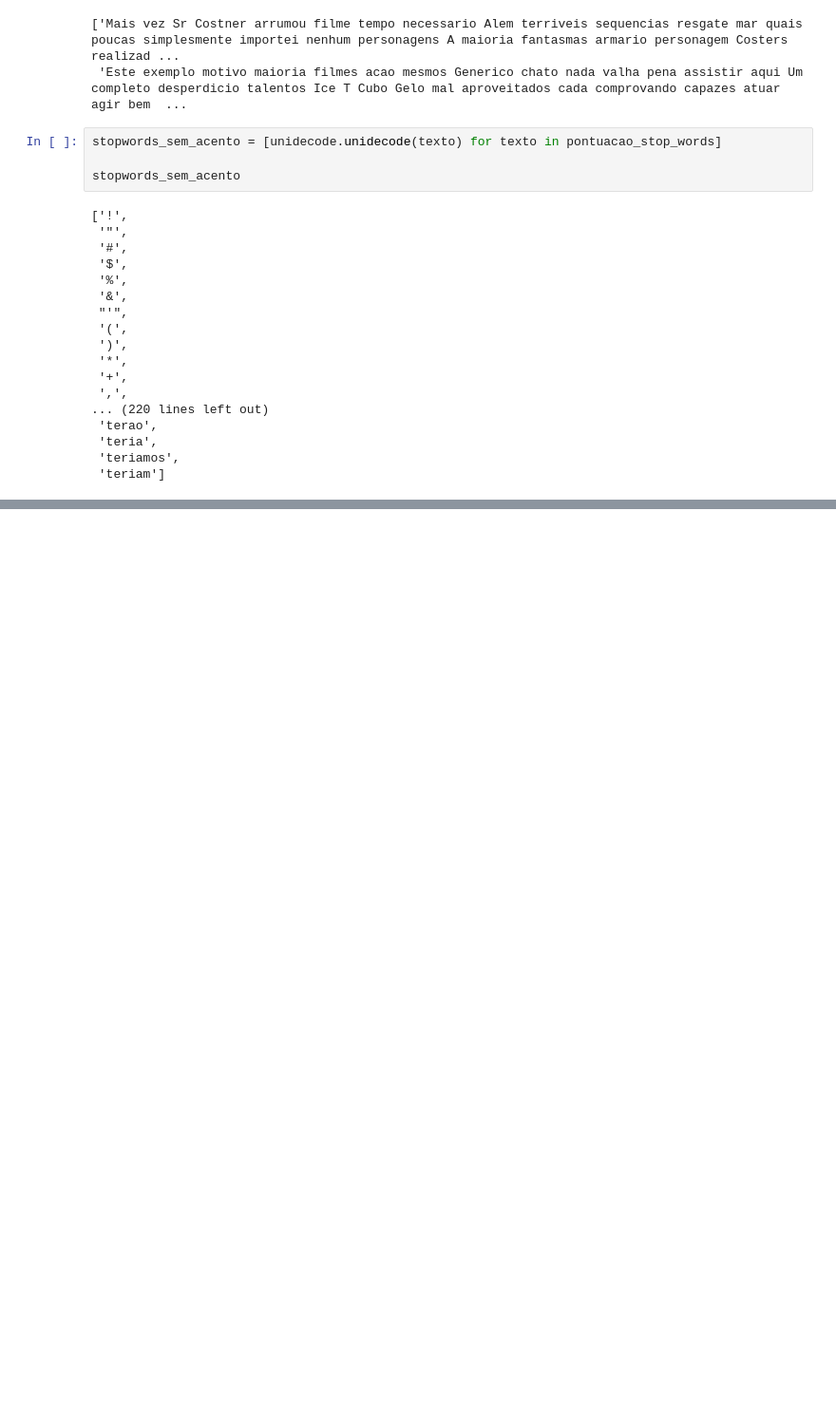
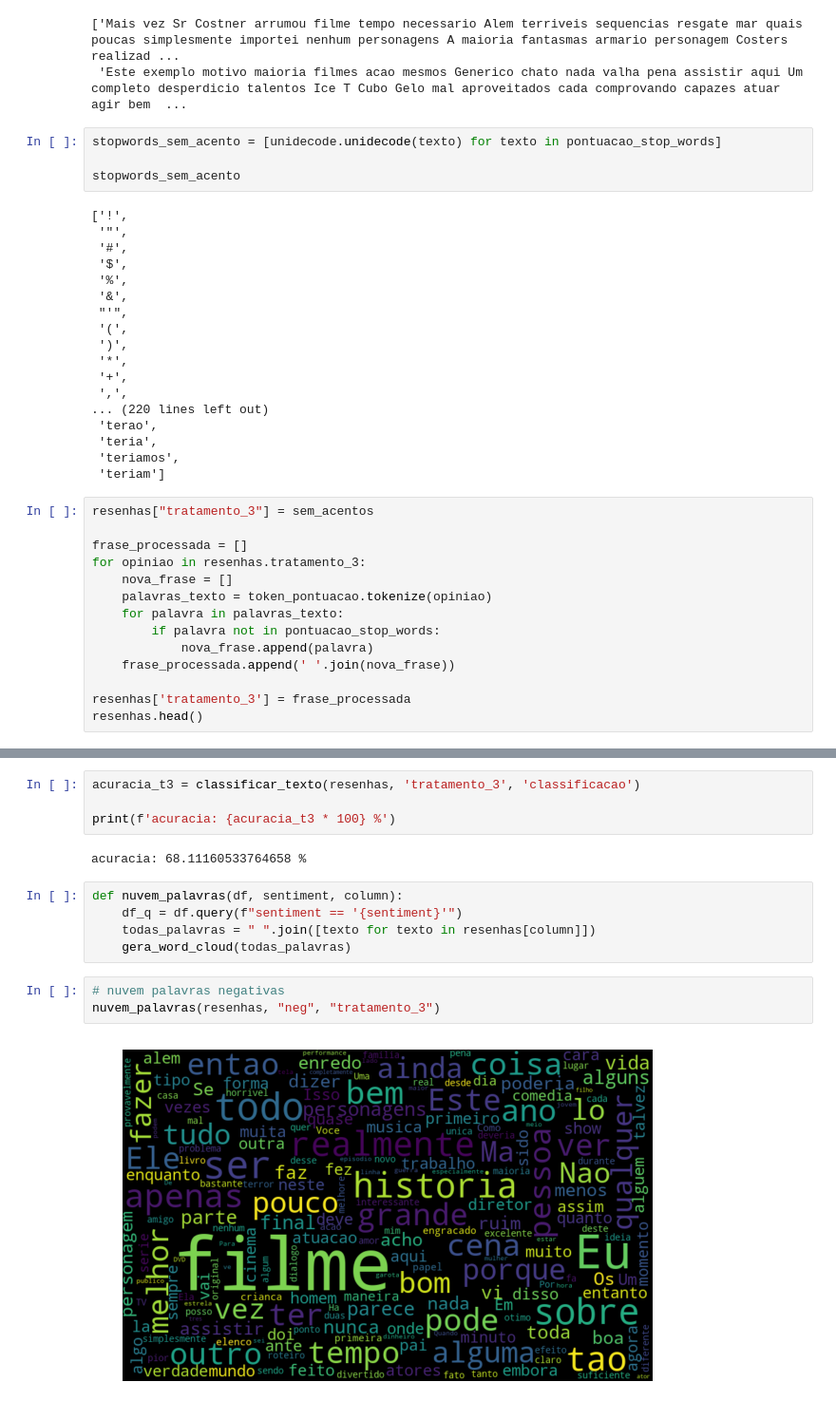
Before and after one commit to lsandrade/alura-ml, a Jupyter notebook: NLP.ipynb, the cells around one changed output, grey strips where cells are left out. Shown at 95% size. Drawn from its saved outputs; the diff is of its cells as text; blank space fills up the shorter version.

```diff
--- a/NLP.ipynb
+++ b/NLP.ipynb
@@ -431,3 +431,17 @@ stopwords_sem_acento
  'teria',
  'teriamos',
  'teriam']
+# %%
+resenhas["tratamento_3"] = sem_acentos
+
+frase_processada = []
+for opiniao in resenhas.tratamento_3:
+    nova_frase = []
+    palavras_texto = token_pontuacao.tokenize(opiniao)
+    for palavra in palavras_texto:
+        if palavra not in pontuacao_stop_words:
+            nova_frase.append(palavra)
+    frase_processada.append(' '.join(nova_frase))
+
+resenhas['tratamento_3'] = frase_processada
+resenhas.head()
@@ -433,0 +455,16 @@ stopwords_sem_acento
+# %%
+acuracia_t3 = classificar_texto(resenhas, 'tratamento_3', 'classificacao')
+
+print(f'acuracia: {acuracia_t3 * 100} %')
+# %% [output]
+acuracia: 68.11160533764658 %
+# %%
+def nuvem_palavras(df, sentiment, column):
+    df_q = df.query(f"sentiment == '{sentiment}'")
+    todas_palavras = " ".join([texto for texto in resenhas[column]])
+    gera_word_cloud(todas_palavras)
+# %%
+# nuvem palavras negativas
+nuvem_palavras(resenhas, "neg", "tratamento_3")
+# %% [output]
+[figure, added]
```
Also changed, not shown: parts of 4 cells of this notebook.
